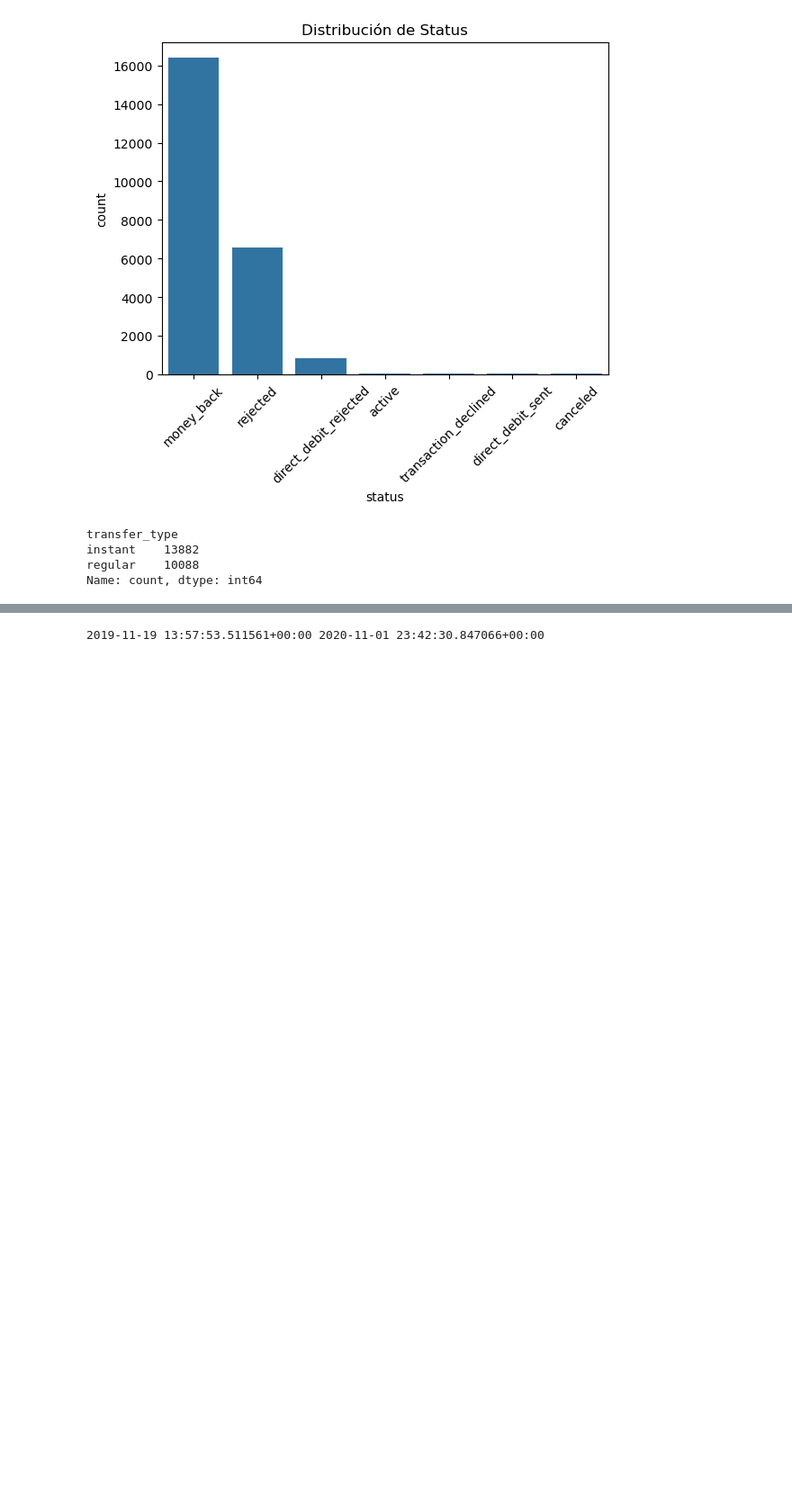
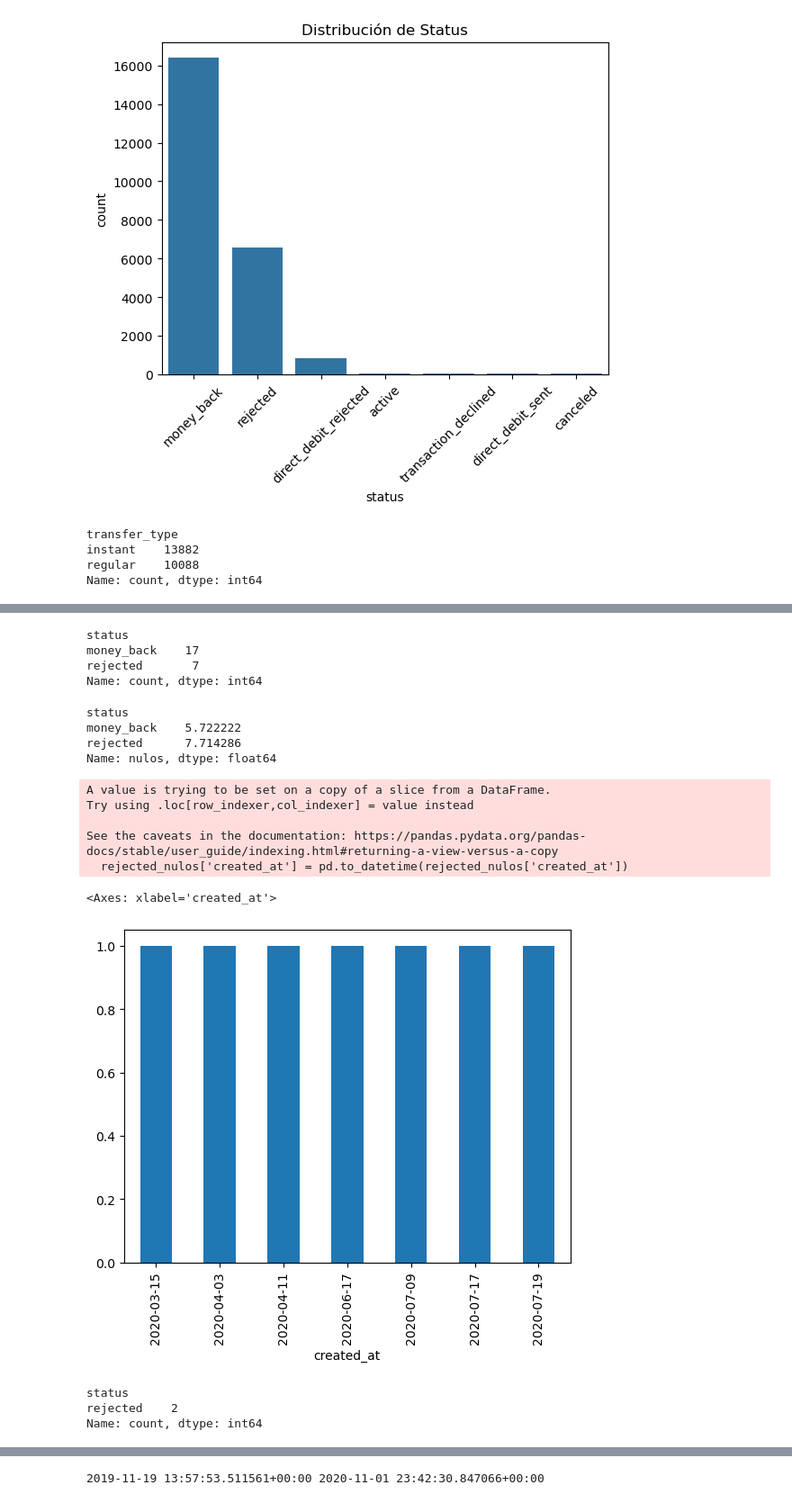
Before and after one commit to Chriester/Proyecto2, a Jupyter notebook: Proyecto2.ipynb, the cells around one changed output, grey strips where cells are left out. Shown at 90% size. Cells and saved outputs as stored; diff of their text form; code cells hidden in the pictures; blank space fills up the shorter version.

Commit message:
+eda y análisis outliers
WIP del EDA y análisis exhaustivo de outliers y valores atípicos

```diff
--- a/Proyecto2.ipynb
+++ b/Proyecto2.ipynb
@@ -214,0 +297,6 @@ KeyError: "None of [Index(['amount', 'user_id', 'deleted_account_id'], dtype='ob
+# %%
+#comprobación de si hay más registros con un amount igual o mayor al de los outliers conocidos
+amount_200 = datos[datos['amount'] >= 200]
+print(amount_200['status'].value_counts())
+#tipos de transferencia de los valores con 200 de amount(outliers)
+amount_200.groupby(['status', 'transfer_type']).size()
@@ -214,0 +495,35 @@ KeyError: "None of [Index(['amount', 'user_id', 'deleted_account_id'], dtype='ob
+# %%
+#comprobamos si los registros sin datos de recovery están asociados a un único status
+print(amount_200[amount_200['recovery_status'].isnull()]['status'].value_counts())
+# %% [output]
+status
+money_back    17
+rejected       7
+Name: count, dtype: int64
+# %%
+nulos_vs_no_nulos = amount_200.assign(nulos=amount_200.isnull().sum(axis=1)).groupby('status')['nulos'].mean()
+print(nulos_vs_no_nulos)
+# %% [output]
+status
+money_back    5.722222
+rejected      7.714286
+Name: nulos, dtype: float64
+# %%
+rejected_nulos = amount_200[amount_200['status'] == 'rejected']
+rejected_nulos['created_at'] = pd.to_datetime(rejected_nulos['created_at'])
+rejected_nulos['created_at'].dt.date.value_counts().sort_index().plot(kind='bar')
+# %% [output]
+A value is trying to be set on a copy of a slice from a DataFrame.
+Try using .loc[row_indexer,col_indexer] = value instead
+
+See the caveats in the documentation: https://pandas.pydata.org/pandas-docs/stable/user_guide/indexing.html#returning-a-view-versus-a-copy
+  rejected_nulos['created_at'] = pd.to_datetime(rejected_nulos['created_at'])
+<Axes: xlabel='created_at'>
+[figure, added]
+# %%
+deleted_3808 = amount_200[amount_200['deleted_account_id'] == 3808]
+print(deleted_3808['status'].value_counts())
+# %% [output]
+status
+rejected    2
+Name: count, dtype: int64
```
Also changed, not shown: parts of 25 cells of this notebook.
